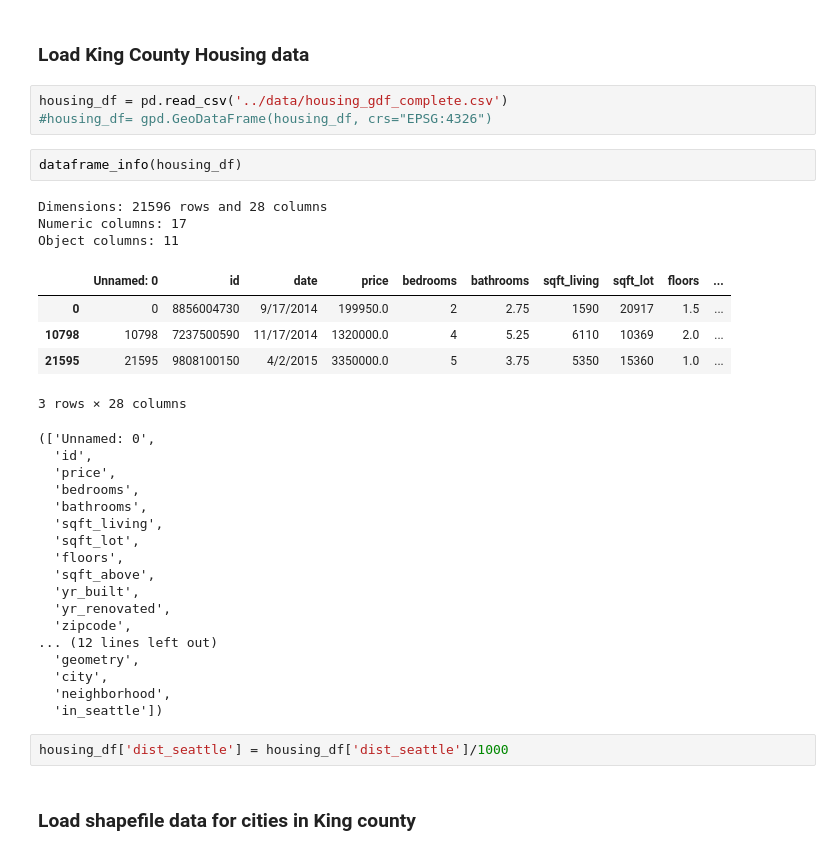
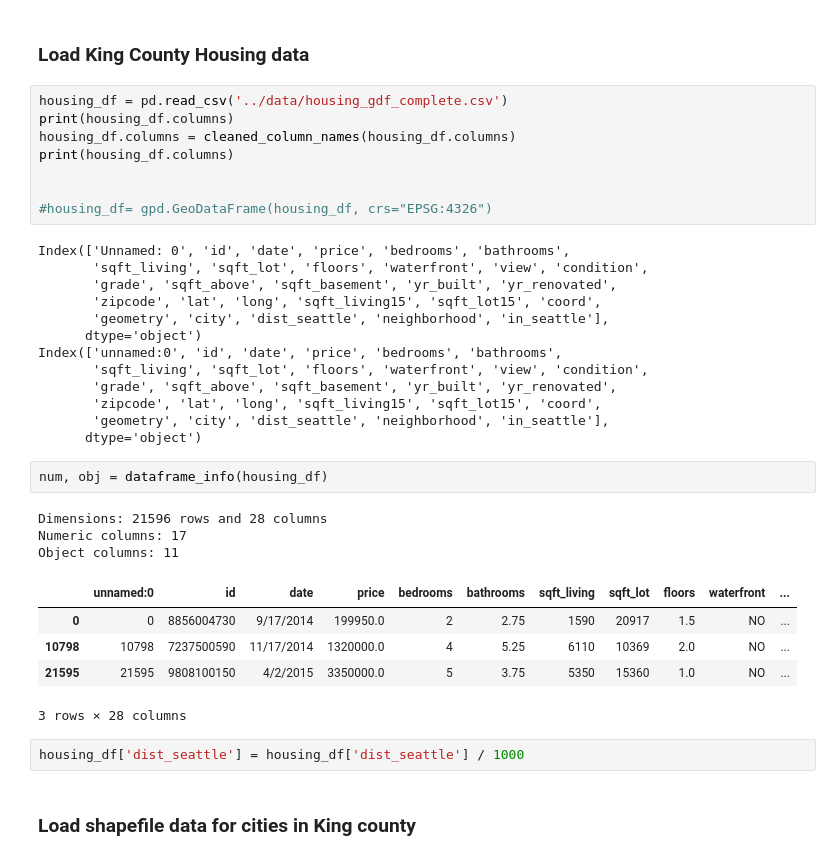
Before and after one commit to hanis-z/King-County-Millenial-homeowner-program, a Jupyter notebook: individualNotebooks/Greg_King_County_notebook.ipynb, the cells around one changed output. Drawn from its saved outputs; the diff is of its cells as text.

```diff
--- a/individualNotebooks/Greg_King_County_notebook.ipynb
+++ b/individualNotebooks/Greg_King_County_notebook.ipynb
@@ -101,37 +103,38 @@ def cleaned_column_names(column_list):
 ### Load King County Housing data
 # %%
 housing_df = pd.read_csv('../data/housing_gdf_complete.csv')
+print(housing_df.columns)
+housing_df.columns = cleaned_column_names(housing_df.columns)
+print(housing_df.columns)
+
+
 #housing_df= gpd.GeoDataFrame(housing_df, crs="EPSG:4326")
+# %% [output]
+Index(['Unnamed: 0', 'id', 'date', 'price', 'bedrooms', 'bathrooms',
+       'sqft_living', 'sqft_lot', 'floors', 'waterfront', 'view', 'condition',
+       'grade', 'sqft_above', 'sqft_basement', 'yr_built', 'yr_renovated',
+       'zipcode', 'lat', 'long', 'sqft_living15', 'sqft_lot15', 'coord',
+       'geometry', 'city', 'dist_seattle', 'neighborhood', 'in_seattle'],
+      dtype='object')
+Index(['unnamed:0', 'id', 'date', 'price', 'bedrooms', 'bathrooms',
+       'sqft_living', 'sqft_lot', 'floors', 'waterfront', 'view', 'condition',
+       'grade', 'sqft_above', 'sqft_basement', 'yr_built', 'yr_renovated',
+       'zipcode', 'lat', 'long', 'sqft_living15', 'sqft_lot15', 'coord',
+       'geometry', 'city', 'dist_seattle', 'neighborhood', 'in_seattle'],
+      dtype='object')
-# %%
-dataframe_info(housing_df)
-# %% [output]
-Dimensions: 21596 rows and 28 columns
-Numeric columns: 17
-Object columns: 11
-|  | Unnamed: 0 | id | date | price | bedrooms | bathrooms | sqft_living | sqft_lot | floors | ... |
-| 0 | 0 | 8856004730 | 9/17/2014 | 199950.0 | 2 | 2.75 | 1590 | 20917 | 1.5 | ... |
-| 10798 | 10798 | 7237500590 | 11/17/2014 | 1320000.0 | 4 | 5.25 | 6110 | 10369 | 2.0 | ... |
-| 21595 | 21595 | 9808100150 | 4/2/2015 | 3350000.0 | 5 | 3.75 | 5350 | 15360 | 1.0 | ... |
-3 rows × 28 columns
-(['Unnamed: 0',
-  'id',
-  'price',
-  'bedrooms',
-  'bathrooms',
-  'sqft_living',
-  'sqft_lot',
-  'floors',
-  'sqft_above',
-  'yr_built',
-  'yr_renovated',
-  'zipcode',
-... (12 lines left out)
-  'geometry',
-  'city',
-  'neighborhood',
-  'in_seattle'])
+# %%
+num, obj = dataframe_info(housing_df)
+# %% [output]
+Dimensions: 21596 rows and 28 columns
+Numeric columns: 17
+Object columns: 11
+|  | unnamed:0 | id | date | price | bedrooms | bathrooms | sqft_living | sqft_lot | floors | waterfront | ... |
+| 0 | 0 | 8856004730 | 9/17/2014 | 199950.0 | 2 | 2.75 | 1590 | 20917 | 1.5 | NO | ... |
+| 10798 | 10798 | 7237500590 | 11/17/2014 | 1320000.0 | 4 | 5.25 | 6110 | 10369 | 2.0 | NO | ... |
+| 21595 | 21595 | 9808100150 | 4/2/2015 | 3350000.0 | 5 | 3.75 | 5350 | 15360 | 1.0 | NO | ... |
+3 rows × 28 columns
 # %%
-housing_df['dist_seattle'] = housing_df['dist_seattle']/1000
+housing_df['dist_seattle'] = housing_df['dist_seattle'] / 1000
 # %% [markdown]
 ### Load shapefile data for cities in King county
 # %%
```
Also changed, not shown: parts of 70 cells of this notebook.
